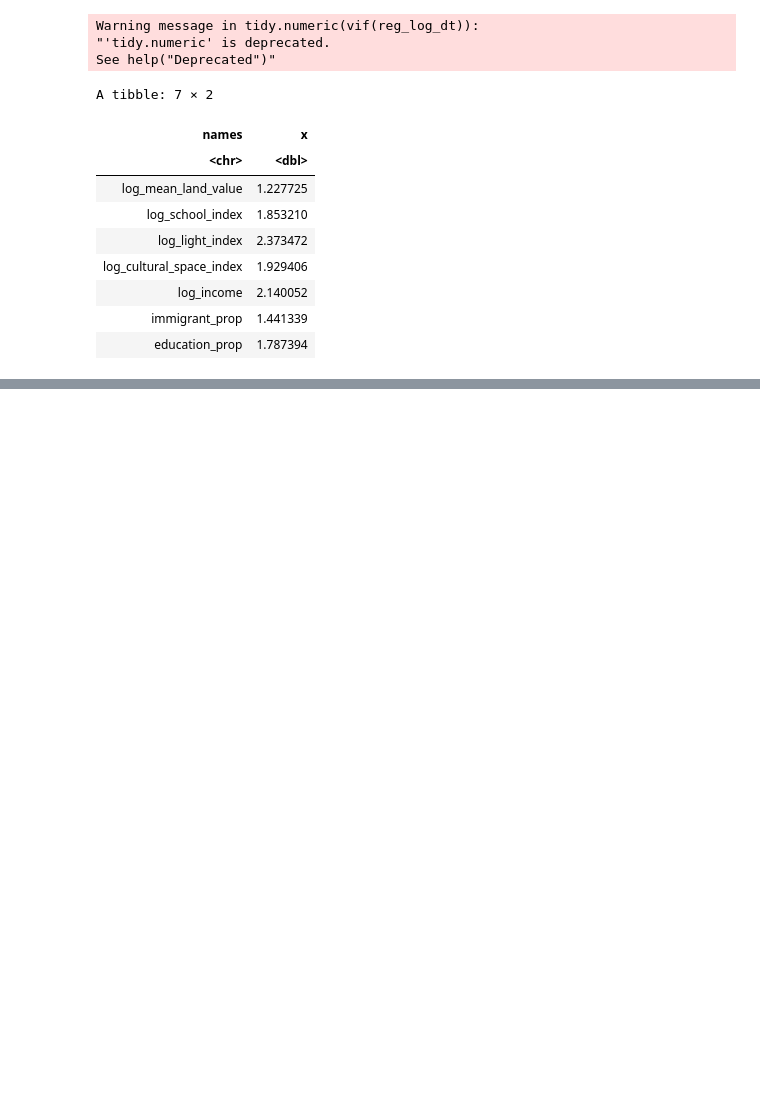
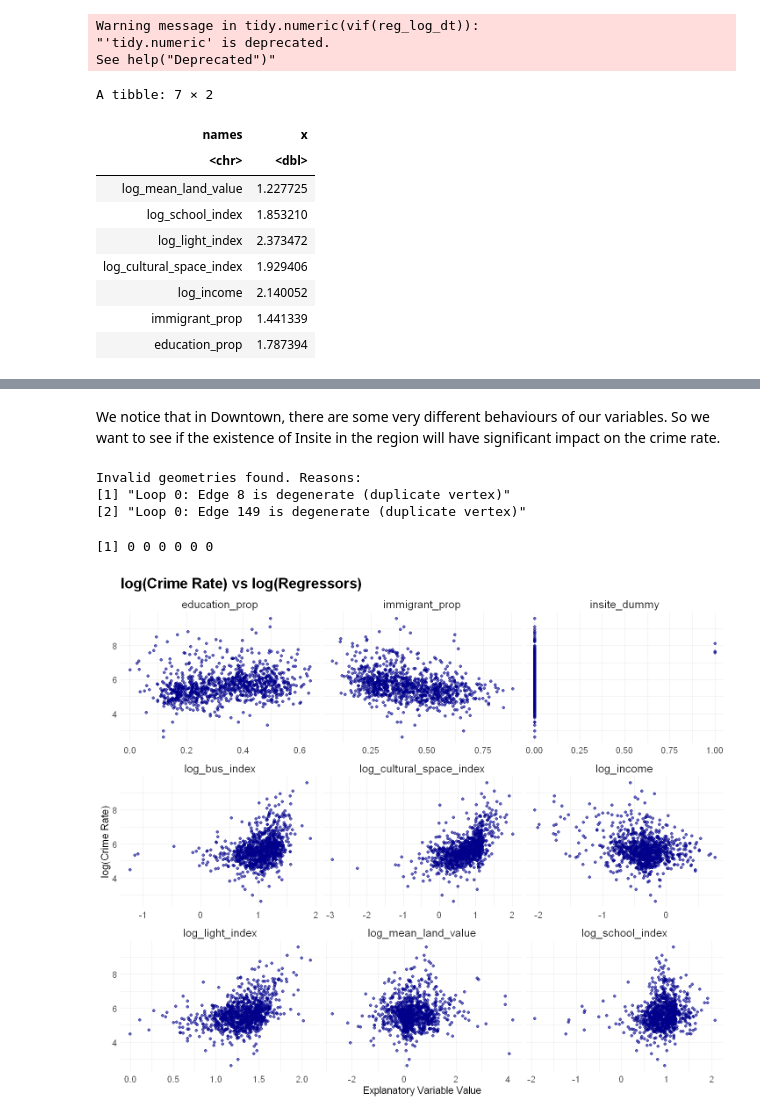
Before and after one commit to Irene-Berezin/econ326, a Jupyter notebook: project_regression.ipynb, the cells around one changed output, grey strips where cells are left out. Saved outputs shown, nothing was run; the diff lists cells and outputs as text; code cells hidden in the pictures; blank space fills up the shorter version.

Commit message:
Addded new models and insite dummy

```diff
--- a/project_regression.ipynb
+++ b/project_regression.ipynb
@@ -1354,2 +1355,74 @@ F Statistic              80.958*** (df = 7; 981) 7.260*** (df = 7; 88)
 ======================================================================
 Note:                                      *p<0.1; **p<0.05; ***p<0.01
+# %% [markdown]
+We notice that in Downtown, there are some very different behaviours of our variables. So we want to see if the existence of Insite in the region will have significant impact on the crime rate.
+# %%
+# Add insite dummy
+locations_df <- data.frame(
+  id = 1:3,
+  lon = c(-123.10129, -123.10555, -123.12074),
+  lat = c(49.28160, 49.28302, 49.27544)
+) # Source: Google Map
+
+locations_sf <- st_as_sf(locations_df, coords = c("lon", "lat"), crs = 4326)
+
+if (st_crs(census_index_crime_log_st) != st_crs(locations_sf)) {
+  locations_sf <- st_transform(locations_sf, st_crs(census_index_crime_log_st))
+}
+
+valid_geometries <- st_is_valid(census_index_crime_log_st)
+
+if (!all(valid_geometries)) {
+  invalid_indices <- which(!valid_geometries)
+  invalid_reasons <- st_is_valid(census_index_crime_log_st[invalid_indices, ], reason = TRUE)
+  cat("Invalid geometries found. Reasons:\n")
+  print(invalid_reasons)
+
+  census_index_crime_log_st <- st_make_valid(census_index_crime_log_st)
+
+  valid_geometries <- st_is_valid(census_index_crime_log_st)
+
+  if (!all(valid_geometries)) {
+    census_index_crime_log_st <- st_buffer(census_index_crime_log_st, dist = 0)
+    valid_geometries <- st_is_valid(census_index_crime_log_st)
+
+    if (!all(valid_geometries)) {
+      stop("Some geometries are still invalid after attempting to fix them.")
+    }
+  }
+}
+
+contains_result <- st_contains(census_index_crime_log_st, locations_sf, sparse = FALSE)
+
+census_index_crime_log_st$insite_dummy <- as.integer(apply(contains_result, 1, any))
+
+head(census_index_crime_log_st$insite_dummy)
+# %% [output]
+Invalid geometries found. Reasons:
+[1] "Loop 0: Edge 8 is degenerate (duplicate vertex)"
+[2] "Loop 0: Edge 149 is degenerate (duplicate vertex)"
+[1] 0 0 0 0 0 0
+# %%
+regressors <- c('log_mean_land_value','log_school_index', 'log_light_index', 'log_bus_index', 'log_cultural_space_index',
+                'log_income', 'immigrant_prop', 'education_prop','insite_dummy')
+
+long_data <- census_index_crime_log_st |>
+  pivot_longer(cols = regressors,
+               names_to = "regressor",
+               values_to = "value")
+
+log_log_variables_scatter <- ggplot(long_data, aes(x = value, y = log_crime_rate)) +
+  geom_point(color = "darkblue", alpha = 0.6) +
+  facet_wrap(~ regressor, scales = "free_x") +
+  labs(title = "log(Crime Rate) vs log(Regressors)",
+       x = "Explanatory Variable Value",
+       y = "log(Crime Rate)") +
+  theme_minimal() +
+  theme(plot.title = element_text(size = 20, face = "bold"),
+        strip.text = element_text(size = 15),
+        axis.title = element_text(size = 14),
+        axis.text = element_text(size = 12))
+
+log_log_variables_scatter
+# %% [output]
+[figure, added]
```
Also changed, not shown: parts of 18 cells of this notebook.
